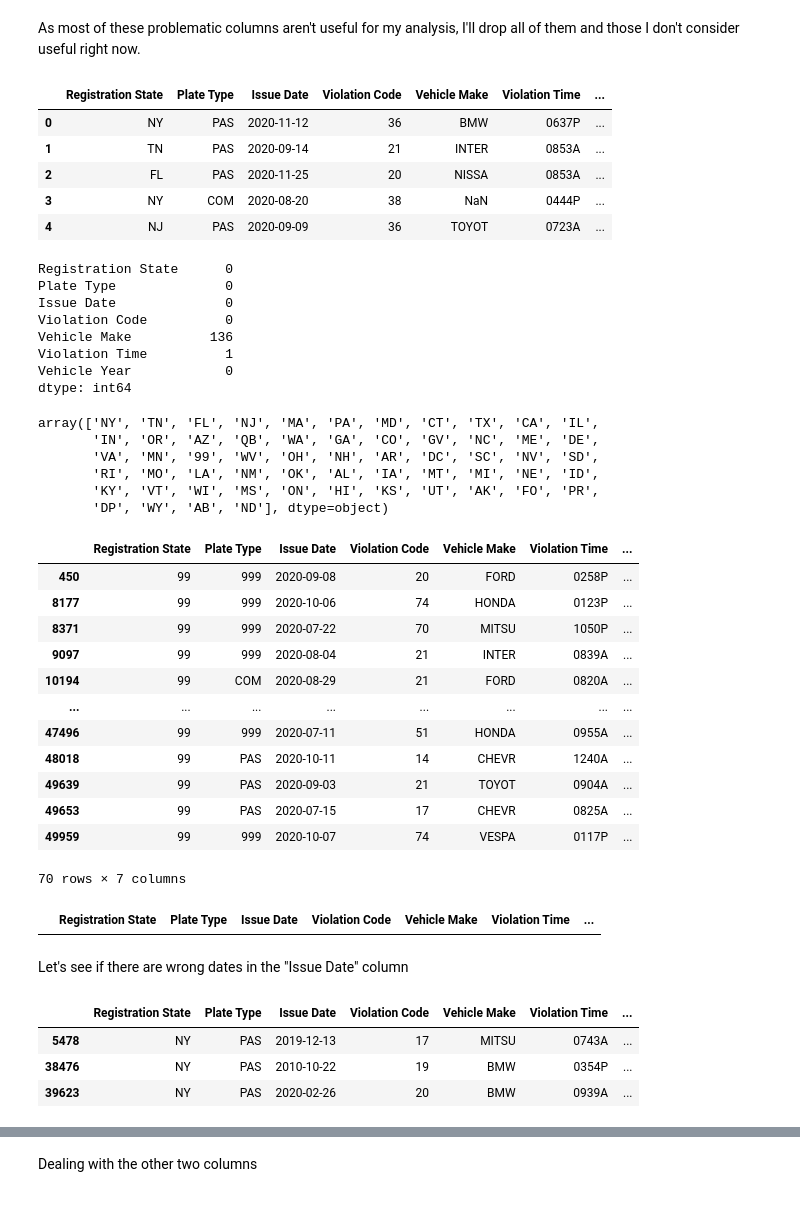
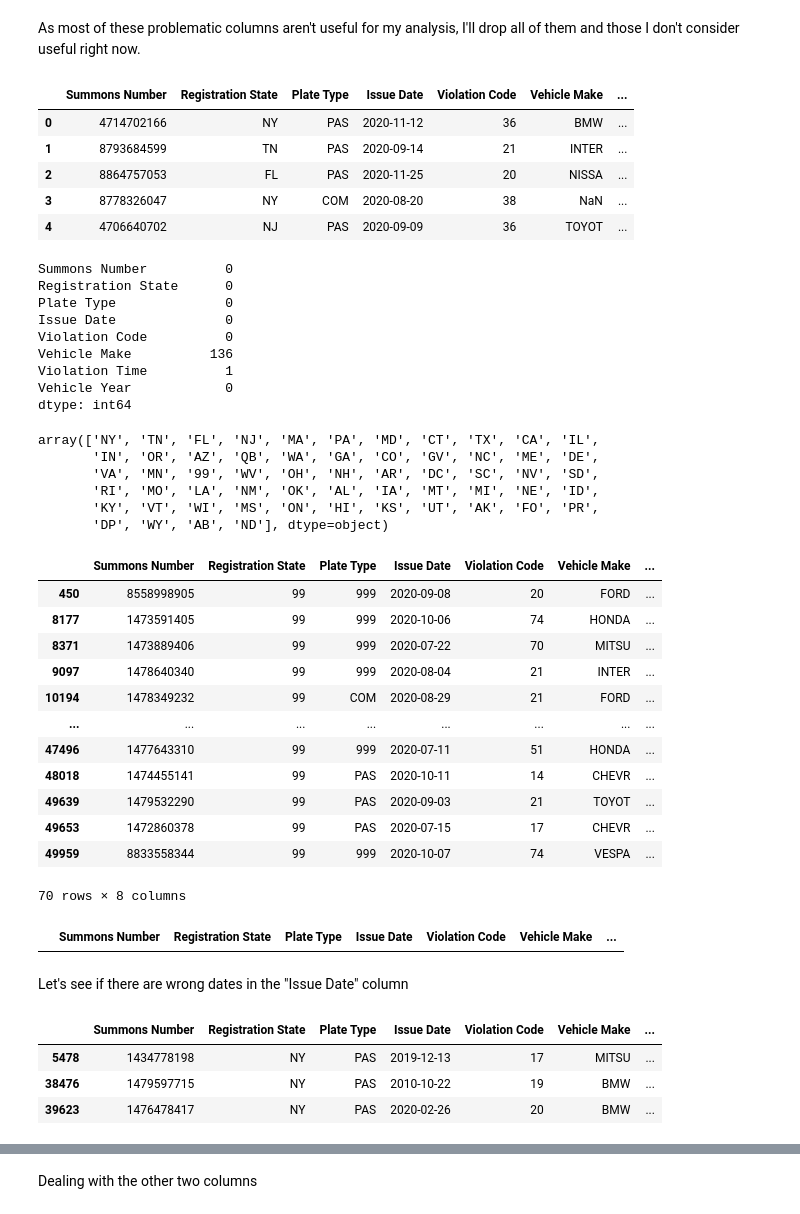
Before and after one commit to pedrohortencio/data-analysis-projects, a Jupyter notebook: NYC Parking Violations/NYC_Parking_Violations.ipynb, the cells around one changed output, grey strips where cells are left out. Saved outputs shown, nothing was run; the diff lists cells and outputs as text; code cells hidden in the pictures.

```diff
--- a/NYC Parking Violations/NYC_Parking_Violations.ipynb
+++ b/NYC Parking Violations/NYC_Parking_Violations.ipynb
@@ -91,24 +90,25 @@ There are a bunch of columns with huge number of NaN entries.
 # %% [markdown]
 As most of these problematic columns aren't useful for my analysis, I'll drop all of them and those I don't consider useful right now.
 # %%
-columns_to_keep = ['Violation Code', 'Vehicle Make',
+columns_to_keep = ['Summons Number', 'Violation Code', 'Vehicle Make',
                    'Issue Date', 'Plate Type', 'Vehicle Year',
                    'Violation Time', 'Registration State']
 
 df.drop(df.columns.difference(columns_to_keep), 1, inplace=True)
 
 df.head()
 # %% [output]
-|  | Registration State | Plate Type | Issue Date | Violation Code | Vehicle Make | Violation Time | ... |
-| 0 | NY | PAS | 2020-11-12 | 36 | BMW | 0637P | ... |
-| 1 | TN | PAS | 2020-09-14 | 21 | INTER | 0853A | ... |
-| 2 | FL | PAS | 2020-11-25 | 20 | NISSA | 0853A | ... |
-| 3 | NY | COM | 2020-08-20 | 38 | NaN | 0444P | ... |
-| 4 | NJ | PAS | 2020-09-09 | 36 | TOYOT | 0723A | ... |
+|  | Summons Number | Registration State | Plate Type | Issue Date | Violation Code | Vehicle Make | ... |
+| 0 | 4714702166 | NY | PAS | 2020-11-12 | 36 | BMW | ... |
+| 1 | 8793684599 | TN | PAS | 2020-09-14 | 21 | INTER | ... |
+| 2 | 8864757053 | FL | PAS | 2020-11-25 | 20 | NISSA | ... |
+| 3 | 8778326047 | NY | COM | 2020-08-20 | 38 | NaN | ... |
+| 4 | 4706640702 | NJ | PAS | 2020-09-09 | 36 | TOYOT | ... |
 # %%
 # Checking missing values again:
 df.isna().sum()
 # %% [output]
+Summons Number          0
 Registration State      0
 Plate Type              0
 Issue Date              0
@@ -133,19 +133,19 @@ array(['NY', 'TN', 'FL', 'NJ', 'MA', 'PA', 'MD', 'CT', 'TX', 'CA', 'IL',
 # also has a missing value entry: '999'
 df[df['Registration State'] == "99"]
 # %% [output]
-|  | Registration State | Plate Type | Issue Date | Violation Code | Vehicle Make | Violation Time | ... |
-| 450 | 99 | 999 | 2020-09-08 | 20 | FORD | 0258P | ... |
-| 8177 | 99 | 999 | 2020-10-06 | 74 | HONDA | 0123P | ... |
-| 8371 | 99 | 999 | 2020-07-22 | 70 | MITSU | 1050P | ... |
-| 9097 | 99 | 999 | 2020-08-04 | 21 | INTER | 0839A | ... |
-| 10194 | 99 | COM | 2020-08-29 | 21 | FORD | 0820A | ... |
+|  | Summons Number | Registration State | Plate Type | Issue Date | Violation Code | Vehicle Make | ... |
+| 450 | 8558998905 | 99 | 999 | 2020-09-08 | 20 | FORD | ... |
+| 8177 | 1473591405 | 99 | 999 | 2020-10-06 | 74 | HONDA | ... |
+| 8371 | 1473889406 | 99 | 999 | 2020-07-22 | 70 | MITSU | ... |
+| 9097 | 1478640340 | 99 | 999 | 2020-08-04 | 21 | INTER | ... |
+| 10194 | 1478349232 | 99 | COM | 2020-08-29 | 21 | FORD | ... |
 | ... | ... | ... | ... | ... | ... | ... | ... |
-| 47496 | 99 | 999 | 2020-07-11 | 51 | HONDA | 0955A | ... |
-| 48018 | 99 | PAS | 2020-10-11 | 14 | CHEVR | 1240A | ... |
-| 49639 | 99 | PAS | 2020-09-03 | 21 | TOYOT | 0904A | ... |
-| 49653 | 99 | PAS | 2020-07-15 | 17 | CHEVR | 0825A | ... |
-| 49959 | 99 | 999 | 2020-10-07 | 74 | VESPA | 0117P | ... |
+| 47496 | 1477643310 | 99 | 999 | 2020-07-11 | 51 | HONDA | ... |
+| 48018 | 1474455141 | 99 | PAS | 2020-10-11 | 14 | CHEVR | ... |
+| 49639 | 1479532290 | 99 | PAS | 2020-09-03 | 21 | TOYOT | ... |
+| 49653 | 1472860378 | 99 | PAS | 2020-07-15 | 17 | CHEVR | ... |
+| 49959 | 8833558344 | 99 | 999 | 2020-10-07 | 74 | VESPA | ... |
-70 rows × 7 columns
+70 rows × 8 columns
 # %%
 # Let's discart these rows, along with the ones that have some column with NaN value:
 
@@ -157,17 +157,17 @@ df = df[(df['Registration State'] != "99")
 # Sanity check
 df[df['Registration State'] == "99"]
 # %% [output]
-|  | Registration State | Plate Type | Issue Date | Violation Code | Vehicle Make | Violation Time | ... |
+|  | Summons Number | Registration State | Plate Type | Issue Date | Violation Code | Vehicle Make | ... |
 # %% [markdown]
 Let's see if there are wrong dates in the "Issue Date" column
 # %%
 # Dates before 04/01/2020 (beggining of the fiscal year)
 df[df["Issue Date"] <= '2020-04-01']
 # %% [output]
-|  | Registration State | Plate Type | Issue Date | Violation Code | Vehicle Make | Violation Time | ... |
-| 5478 | NY | PAS | 2019-12-13 | 17 | MITSU | 0743A | ... |
-| 38476 | NY | PAS | 2010-10-22 | 19 | BMW | 0354P | ... |
-| 39623 | NY | PAS | 2020-02-26 | 20 | BMW | 0939A | ... |
+|  | Summons Number | Registration State | Plate Type | Issue Date | Violation Code | Vehicle Make | ... |
+| 5478 | 1434778198 | NY | PAS | 2019-12-13 | 17 | MITSU | ... |
+| 38476 | 1479597715 | NY | PAS | 2010-10-22 | 19 | BMW | ... |
+| 39623 | 1476478417 | NY | PAS | 2020-02-26 | 20 | BMW | ... |
 # %%
 # Dates after 11/30/2020 (the end of the fiscal year)
 df[df["Issue Date"] >= '2020-11-30']
```
Also changed, not shown: parts of 14 cells of this notebook.
